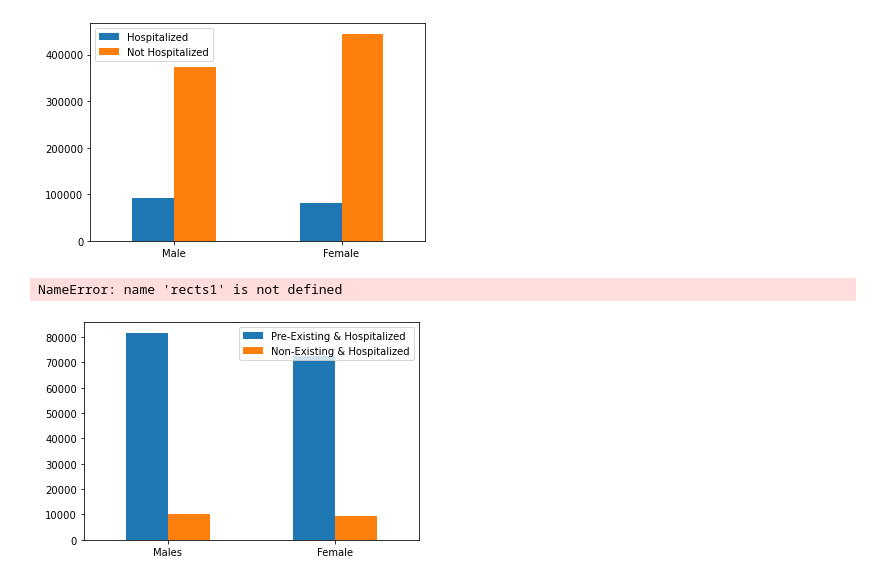
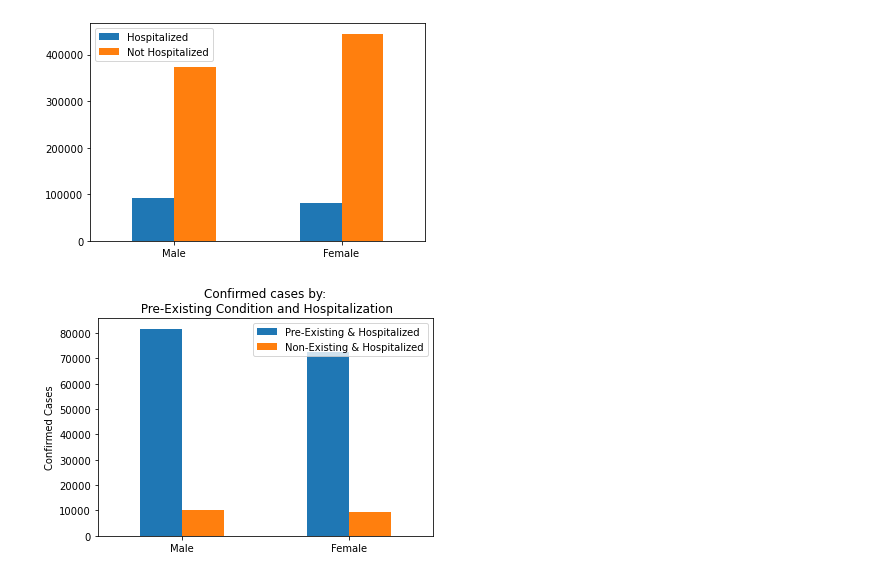
Before and after one commit to jforbis/rougeSquadron, a Jupyter notebook: JupyterScripts/forbis.ipynb, the cells around one changed output. Cells and saved outputs as stored; diff of their text form; code cells hidden in the pictures.

```diff
--- a/JupyterScripts/forbis.ipynb
+++ b/JupyterScripts/forbis.ipynb
@@ -54,35 +54,26 @@ hosp_df.plot.bar(rot = 0)
 # %%
 # Look at males and number of hospitalizations by pre-existing conditions
 mhp = len(org_data_df.loc[(org_data_df["Gender"] == "Male") &
                       (org_data_df["Pre-Existing Condition"] == "Yes") &
                       (org_data_df["Hospitalized"] == "Yes")])
 fhp = len(org_data_df.loc[(org_data_df["Gender"] == "Female") &
                       (org_data_df["Pre-Existing Condition"] == "Yes") &
                       (org_data_df["Hospitalized"] == "Yes")])
 
 mhnp = len(org_data_df.loc[(org_data_df["Gender"] == "Male") &
                       (org_data_df["Pre-Existing Condition"] == "No") &
                       (org_data_df["Hospitalized"] == "Yes")])
 fhnp = len(org_data_df.loc[(org_data_df["Gender"] == "Female") &
                       (org_data_df["Pre-Existing Condition"] == "No") &
                       (org_data_df["Hospitalized"] == "Yes")])
-prex = ["Males", "Female"]
+prex = ["Male", "Female"]
 prex_df = pd.DataFrame({"Pre-Existing & Hospitalized" : [mhp,fhp], "Non-Existing & Hospitalized" : [mhnp,fhnp]}, index = prex)
 ax = prex_df.plot(kind='bar', rot=0)
-def autolabel(rects):
-    """Attach a text label above each bar in *rects*, displaying its height."""
-    for rect in rects:
-        height = rect.get_height()
-        ax.annotate('{}'.format(height),
-                    xy=(rect.get_x() + rect.get_width() / 2, height),
-                    xytext=(0, 3),  # 3 points vertical offset
-                    textcoords="offset points",
-                    ha='center', va='bottom')
+ax.set_ylabel("Confirmed Cases")
+ax.set_title("Confirmed cases by:\n Pre-Existing Condition and Hospitalization")
 
+ax.legend()
 
-autolabel(rects1)
-autolabel(rects2)
 plt.show()
 # %% [output]
-NameError: name 'rects1' is not defined
-[figure, old version]
+[figure, new version]
```
